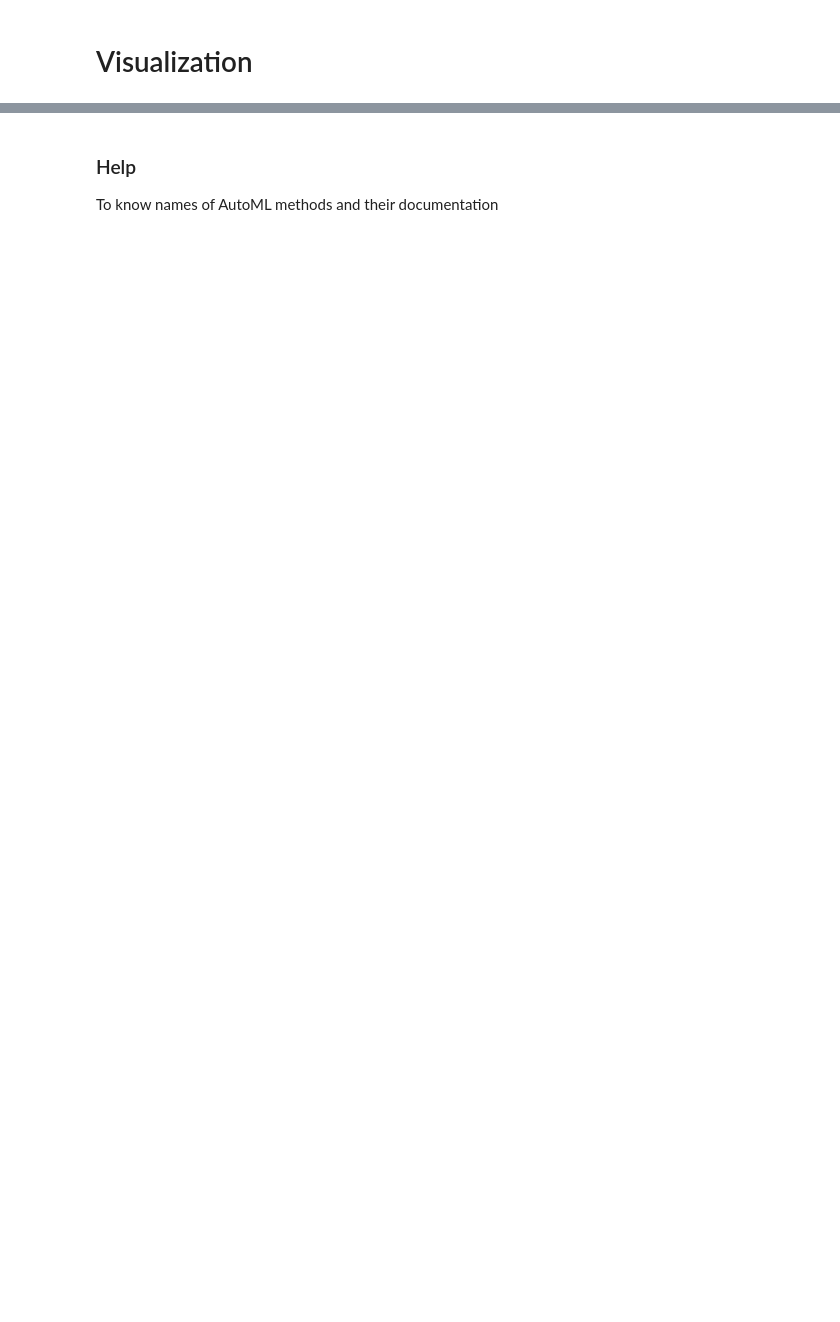
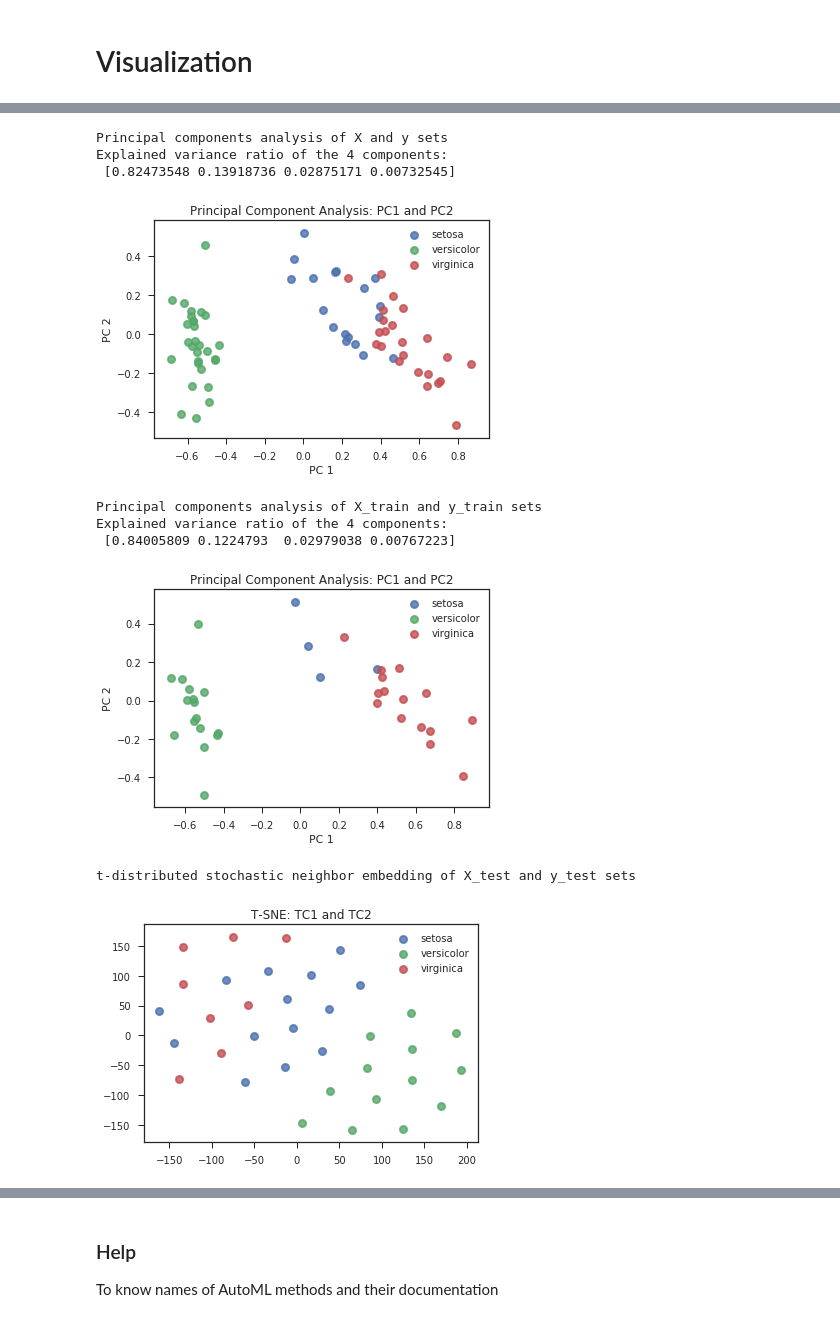
Before and after one commit to Didayolo/medi-chal, a Jupyter notebook: notebooks/auto_ml/ID_notebook.ipynb, the cells around one changed output, grey strips where cells are left out. Drawn from its saved outputs; the diff is of its cells as text; code cells hidden in the pictures; blank space fills up the shorter version.

```diff
--- a/notebooks/auto_ml/ID_notebook.ipynb
+++ b/notebooks/auto_ml/ID_notebook.ipynb
@@ -242,3 +250,14 @@ AttributeError: 'numpy.ndarray' object has no attribute 'index'
 # %%
-D.show_pca()
-D.show_pca('X_train', 'y_train')
+D.show_pca(processed=True)
+D.show_pca('X_train', 'y_train', processed=True)
+# %% [output]
+Principal components analysis of X and y sets
+Explained variance ratio of the 4 components:
+ [0.82473548 0.13918736 0.02875171 0.00732545]
+[figure, added]
+Principal components analysis of X_train and y_train sets
+Explained variance ratio of the 4 components:
+ [0.84005809 0.1224793  0.02979038 0.00767223]
+[figure, added]
+t-distributed stochastic neighbor embedding of X_test and y_test sets
+[figure, added]
```
Also changed, not shown: parts of 10 cells of this notebook, 7 other files.
